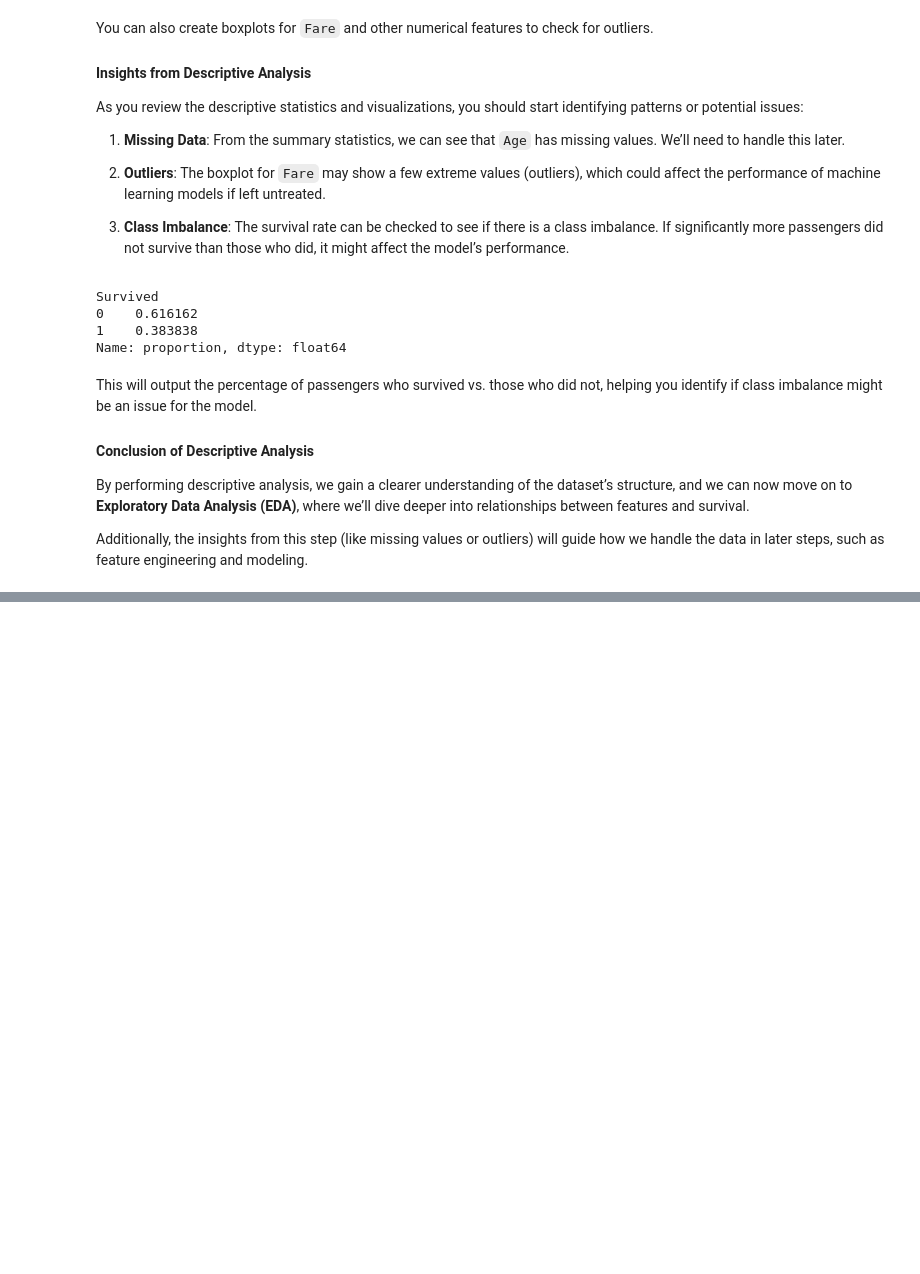
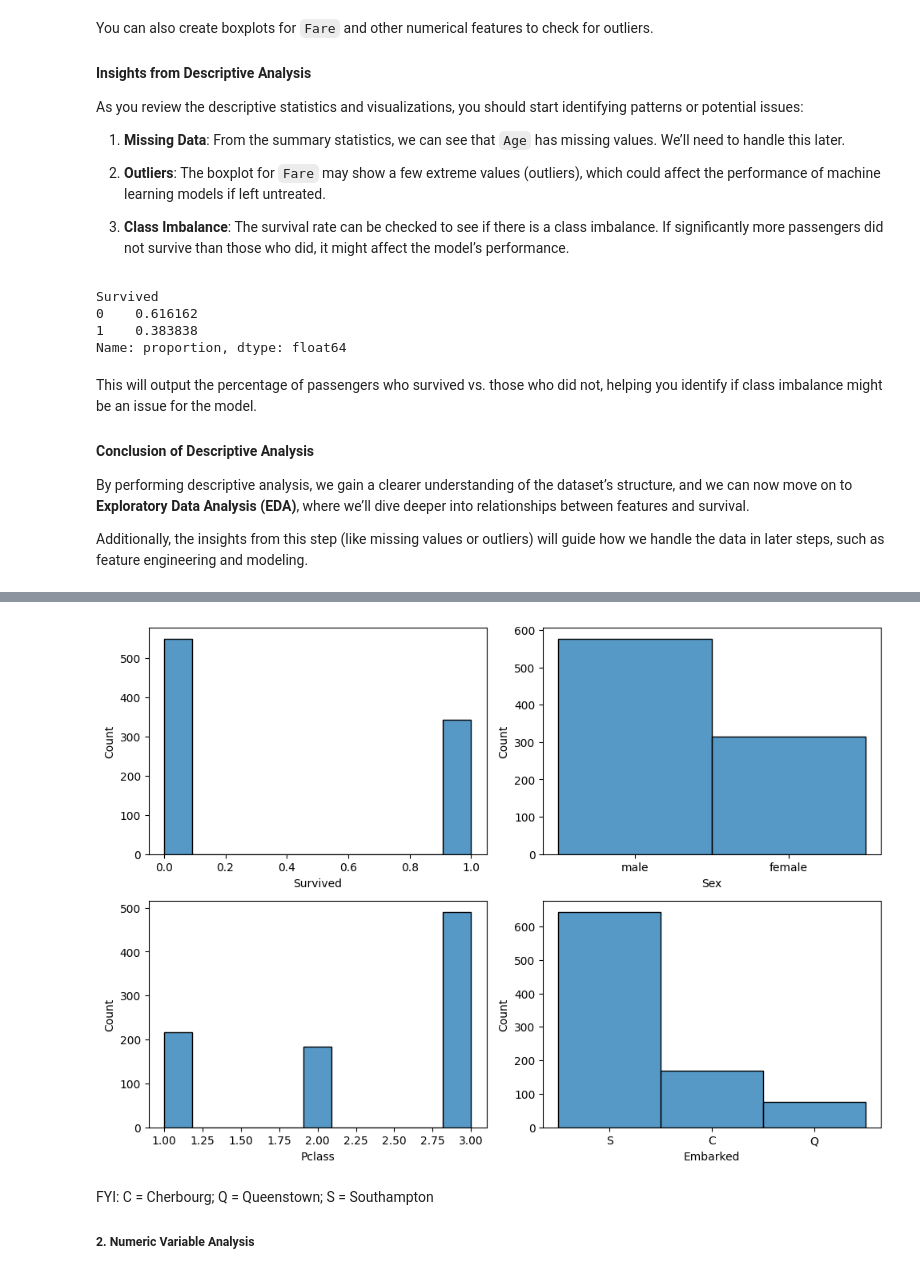
Before and after one commit to themarisolhernandez/ds-review-lessons, a Jupyter notebook: 16-exploratory-data-analysis.ipynb, the cells around one changed output, grey strips where cells are left out. Cells and saved outputs as stored; diff of their text form; code cells hidden in the pictures; blank space fills up the shorter version.

```diff
--- a/16-exploratory-data-analysis.ipynb
+++ b/16-exploratory-data-analysis.ipynb
@@ -365,0 +487,3 @@ Additionally, the insights from this step (like missing values or outliers) will
+# %%
+df = df.drop(["PassengerId", "Name", "Ticket", "Cabin"], axis=1)
+df
@@ -365,0 +510,10 @@ Additionally, the insights from this step (like missing values or outliers) will
+# %%
+# Calculate the total number of missing values for each column
+missing_values = df.isnull().sum()
+
+# Calculate the proportion of missing values for each column
+missing_percentage = (df.isnull().sum() / len(df)) * 100
+
+# Combine both into a DataFrame for better visualization
+missing_data = pd.DataFrame({'Missing Values': missing_values, 'Percentage': missing_percentage})
+missing_data
@@ -365,0 +535,11 @@ Additionally, the insights from this step (like missing values or outliers) will
+# %%
+# Define the threshold (e.g., 30%)
+threshold = 30
+
+# Drop columns where the percentage of missing values exceeds the threshold
+columns_to_drop = missing_percentage[missing_percentage > threshold].index
+
+# Drop those columns from the dataframe
+df = df.drop(columns=columns_to_drop)
+
+print(f"Following columns were dropped: {list(columns_to_drop)}")
@@ -365,0 +583,22 @@ Additionally, the insights from this step (like missing values or outliers) will
+# %%
+categorical_features = ['Survived', 'Pclass', 'Sex', 'Embarked']
+
+fig, axis = plt.subplots(2, 2, figsize = (10, 7))
+
+# Creating a multiple figure with histograms and box plots
+sns.histplot(ax = axis[0, 0], data = df, x = "Survived")
+sns.histplot(ax = axis[1, 0], data = df, x = "Pclass")
+sns.histplot(ax = axis[0, 1], data = df, x = "Sex")
+sns.histplot(ax = axis[1, 1], data = df, x = "Embarked")
+
+# Adjust the layout
+plt.tight_layout()
+
+# Show the plot
+plt.show()
+# %% [output]
+[figure, added]
+# %% [markdown]
+FYI: C = Cherbourg; Q = Queenstown; S = Southampton
+
+##### 2. Numeric Variable Analysis
```
Also changed, not shown: parts of 51 cells of this notebook, 2 other files.
